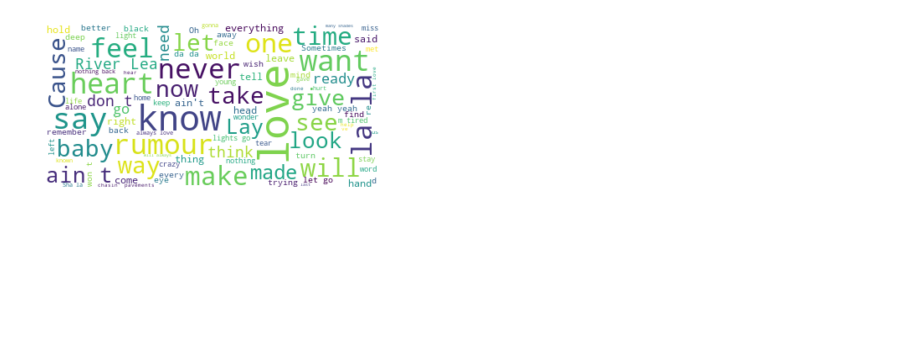
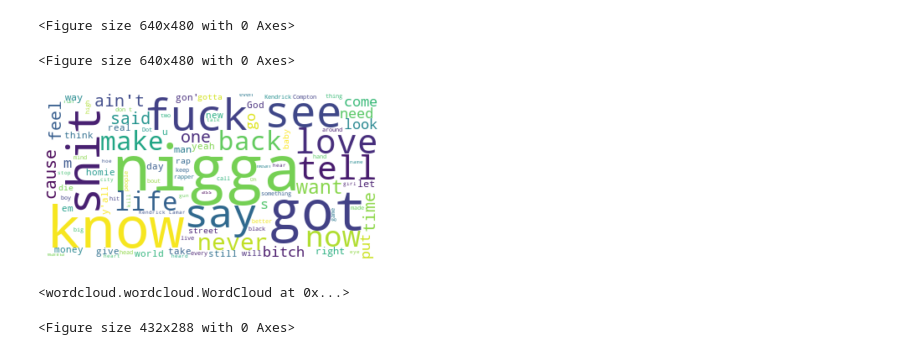
Before and after one commit to berkbulgan/Projects, a Jupyter notebook: LyricsCloud/Analyze.ipynb, the cells around one changed output. Saved outputs shown, nothing was run; the diff lists cells and outputs as text; code cells hidden in the pictures; blank space fills up the shorter version.

```diff
--- a/LyricsCloud/Analyze.ipynb
+++ b/LyricsCloud/Analyze.ipynb
@@ -21,14 +21,24 @@ df.to_csv("adele.csv", index=False)
 from wordcloud import WordCloud, STOPWORDS, ImageColorGenerator
 import matplotlib.pyplot as plt
 # %%
-f = open("Files/Adele.txt", "r")
+f = open("test.txt", "r", encoding="utf-8")
 text = f.read()
 f.close()
+# %%
+from matplotlib.pyplot import figure
+figure(num=None, figsize=(8, 6), dpi=80, facecolor='w', edgecolor='k')
+# %% [output]
+<Figure size 640x480 with 0 Axes>
+<Figure size 640x480 with 0 Axes>
 # %%
-wordcloud = WordCloud(max_font_size=50, max_words=100, background_color="white").generate(text)
+wordcloud = WordCloud(max_font_size=75, max_words=100, background_color="white").generate(text)
 plt.figure()
 plt.imshow(wordcloud, interpolation="bilinear")
 plt.axis("off")
 plt.show()
+plt.savefig('adele.jpg')
+wordcloud.to_file('N.png')
 # %% [output]
-[figure, old version]
+[figure, new version]
+<wordcloud.wordcloud.WordCloud at 0x...>
+<Figure size 432x288 with 0 Axes>
```
Also changed, not shown: parts of 2 cells of this notebook, 4 other files.
